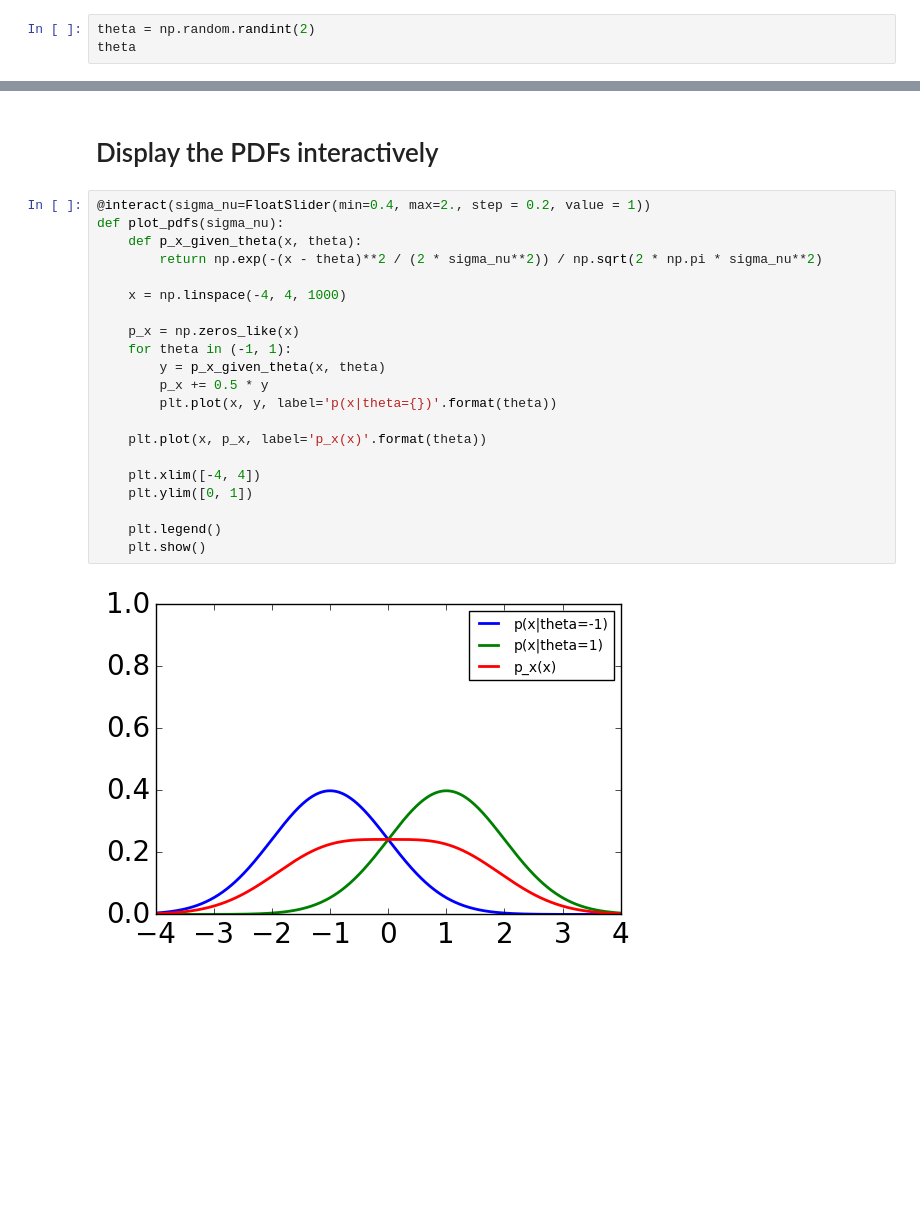
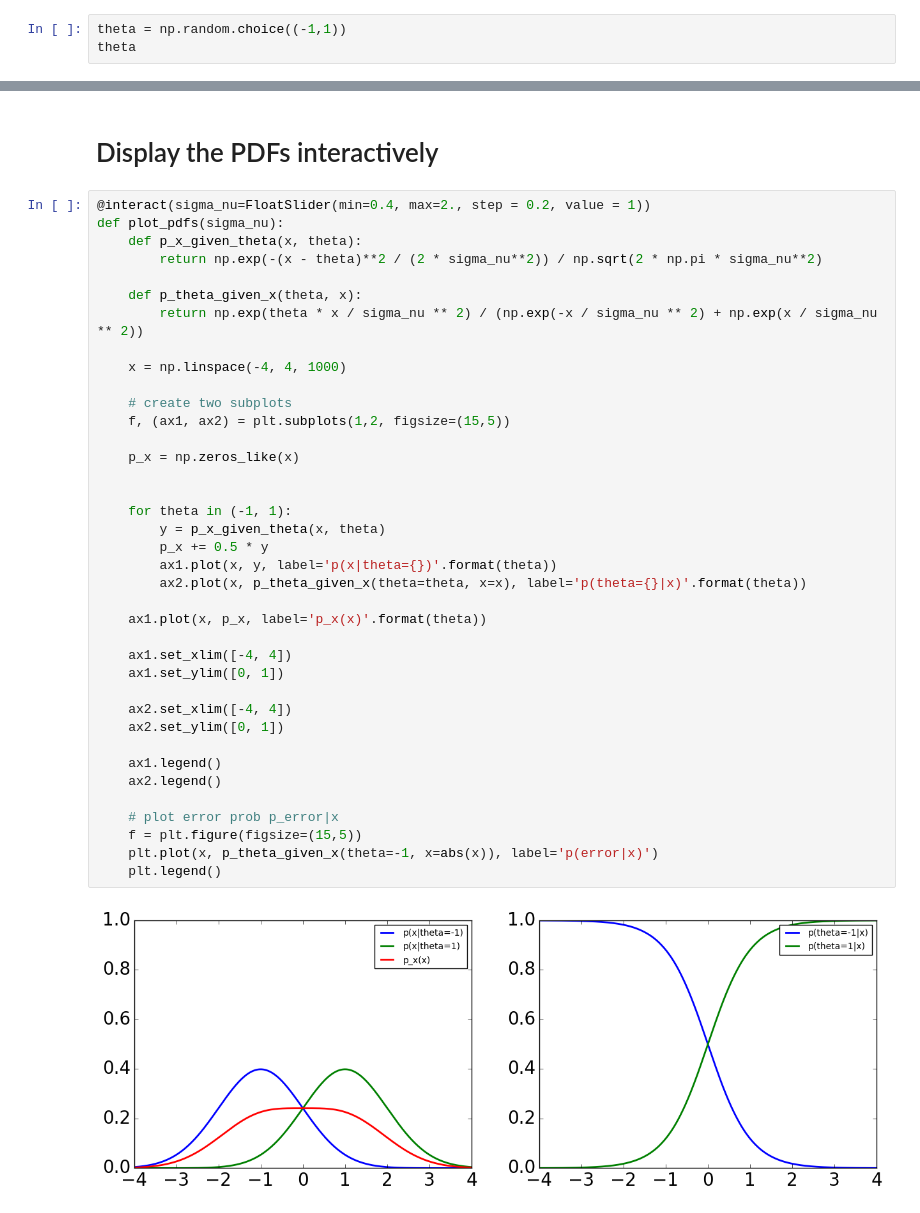
Before and after one commit to fgnt/oaf, a Jupyter notebook: notebooks/Exercises/M1 - Bayesian Parameter Estimation.ipynb, the cells around one changed output, grey strips where cells are left out. Drawn from its saved outputs; the diff is of its cells as text; blank space fills up the shorter version.

```diff
--- a/notebooks/Exercises/M1 - Bayesian Parameter Estimation.ipynb
+++ b/notebooks/Exercises/M1 - Bayesian Parameter Estimation.ipynb
@@ -13,6 +13,6 @@ plt.rcParams['figure.subplot.hspace'] = 0.4
 # %% [markdown]
 # Generate a BPSK random variable with Gaussian noise
 # %%
-theta = np.random.randint(2)
+theta = np.random.choice((-1,1))
 theta
 # %% [output]
@@ -60,23 +60,40 @@ plt.show()
 # %%
 @interact(sigma_nu=FloatSlider(min=0.4, max=2., step = 0.2, value = 1))
 def plot_pdfs(sigma_nu):
     def p_x_given_theta(x, theta):
         return np.exp(-(x - theta)**2 / (2 * sigma_nu**2)) / np.sqrt(2 * np.pi * sigma_nu**2)
 
+    def p_theta_given_x(theta, x):
+        return np.exp(theta * x / sigma_nu ** 2) / (np.exp(-x / sigma_nu ** 2) + np.exp(x / sigma_nu ** 2))
+
     x = np.linspace(-4, 4, 1000)
 
+    # create two subplots
+    f, (ax1, ax2) = plt.subplots(1,2, figsize=(15,5))
+
     p_x = np.zeros_like(x)
+
+
     for theta in (-1, 1):
         y = p_x_given_theta(x, theta)
         p_x += 0.5 * y
-        plt.plot(x, y, label='p(x|theta={})'.format(theta))
+        ax1.plot(x, y, label='p(x|theta={})'.format(theta))
+        ax2.plot(x, p_theta_given_x(theta=theta, x=x), label='p(theta={}|x)'.format(theta))
 
-    plt.plot(x, p_x, label='p_x(x)'.format(theta))
+    ax1.plot(x, p_x, label='p_x(x)'.format(theta))
 
-    plt.xlim([-4, 4])
-    plt.ylim([0, 1])
+    ax1.set_xlim([-4, 4])
+    ax1.set_ylim([0, 1])
 
+    ax2.set_xlim([-4, 4])
+    ax2.set_ylim([0, 1])
+
+    ax1.legend()
+    ax2.legend()
+
+    # plot error prob p_error|x
+    f = plt.figure(figsize=(15,5))
+    plt.plot(x, p_theta_given_x(theta=-1, x=abs(x)), label='p(error|x)')
     plt.legend()
-    plt.show()
 # %% [output]
-[figure, old version]
+[figure, new version]
```
Also changed, not shown: parts of 13 cells of this notebook, 2 other files.
